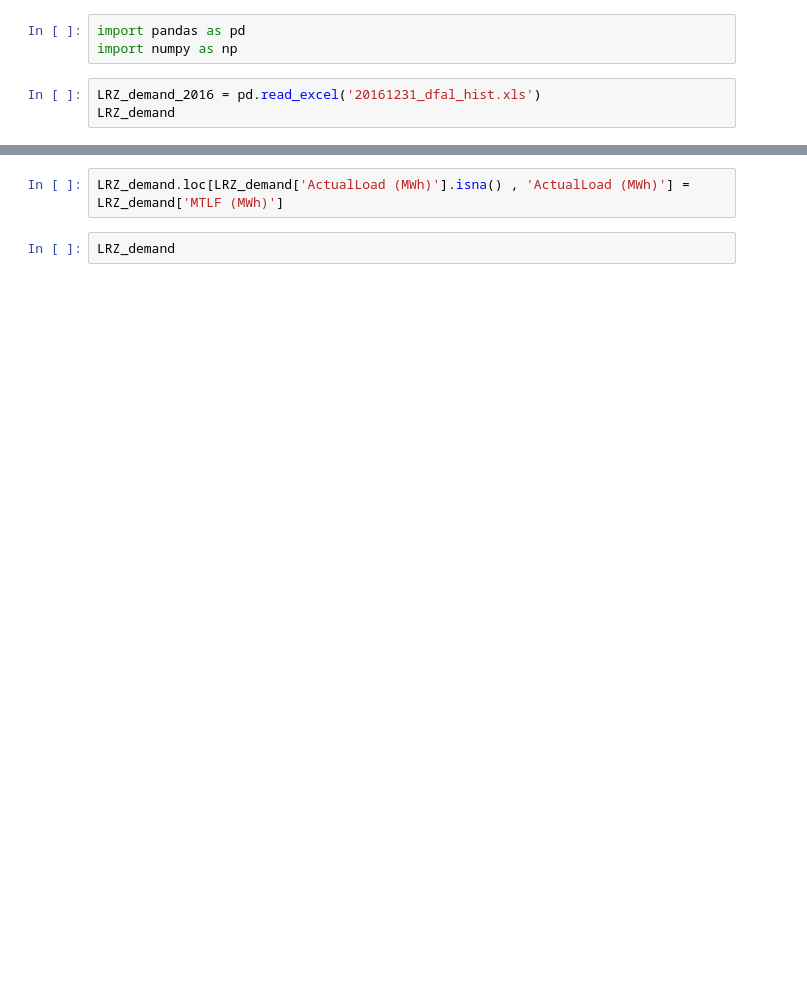
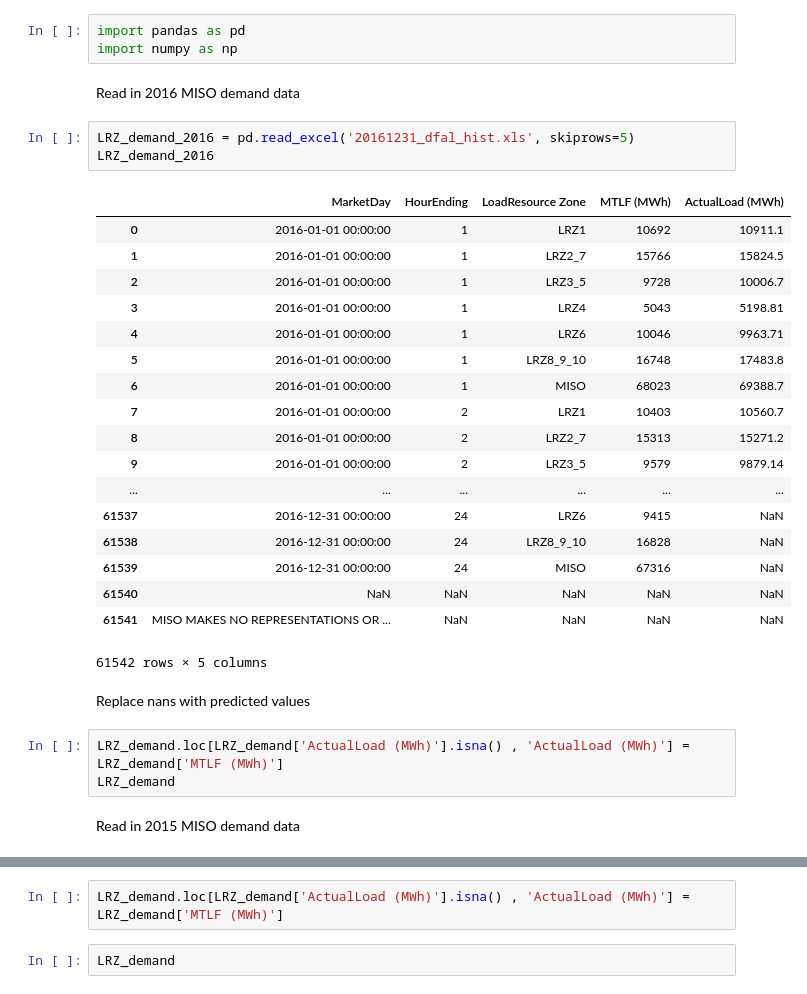
Before and after one commit to Breakthrough-Energy/PreREISE, a Jupyter notebook: prereise/gather/demanddata/eia/demo/demo_Eastern_v6/MISO/MISO_subarea_demand.ipynb, the cells around one changed output, grey strips where cells are left out. Drawn from its saved outputs; the diff is of its cells as text; blank space fills up the shorter version.

```diff
--- a/prereise/gather/demanddata/eia/demo/demo_Eastern_v6/MISO/MISO_subarea_demand.ipynb
+++ b/prereise/gather/demanddata/eia/demo/demo_Eastern_v6/MISO/MISO_subarea_demand.ipynb
@@ -1,6 +1,34 @@
 # %%
 import pandas as pd
 import numpy as np
+# %% [markdown]
+Read in 2016 MISO demand data
 # %%
-LRZ_demand_2016 = pd.read_excel('20161231_dfal_hist.xls')
-LRZ_demand
+LRZ_demand_2016 = pd.read_excel('20161231_dfal_hist.xls', skiprows=5)
+LRZ_demand_2016
+# %% [output]
+|  | MarketDay | HourEnding | LoadResource Zone | MTLF (MWh) | ActualLoad (MWh) |
+| 0 | 2016-01-01 00:00:00 | 1 | LRZ1 | 10692 | 10911.1 |
+| 1 | 2016-01-01 00:00:00 | 1 | LRZ2_7 | 15766 | 15824.5 |
+| 2 | 2016-01-01 00:00:00 | 1 | LRZ3_5 | 9728 | 10006.7 |
+| 3 | 2016-01-01 00:00:00 | 1 | LRZ4 | 5043 | 5198.81 |
+| 4 | 2016-01-01 00:00:00 | 1 | LRZ6 | 10046 | 9963.71 |
+| 5 | 2016-01-01 00:00:00 | 1 | LRZ8_9_10 | 16748 | 17483.8 |
+| 6 | 2016-01-01 00:00:00 | 1 | MISO | 68023 | 69388.7 |
+| 7 | 2016-01-01 00:00:00 | 2 | LRZ1 | 10403 | 10560.7 |
+| 8 | 2016-01-01 00:00:00 | 2 | LRZ2_7 | 15313 | 15271.2 |
+| 9 | 2016-01-01 00:00:00 | 2 | LRZ3_5 | 9579 | 9879.14 |
+| ... | ... | ... | ... | ... | ... |
+| 61537 | 2016-12-31 00:00:00 | 24 | LRZ6 | 9415 | NaN |
+| 61538 | 2016-12-31 00:00:00 | 24 | LRZ8_9_10 | 16828 | NaN |
+| 61539 | 2016-12-31 00:00:00 | 24 | MISO | 67316 | NaN |
+| 61540 | NaN | NaN | NaN | NaN | NaN |
+| 61541 | MISO MAKES NO REPRESENTATIONS OR ... | NaN | NaN | NaN | NaN |
+61542 rows × 5 columns
+# %% [markdown]
+Replace nans with predicted values
+# %%
+LRZ_demand.loc[LRZ_demand['ActualLoad (MWh)'].isna() , 'ActualLoad (MWh)'] = LRZ_demand['MTLF (MWh)']
+LRZ_demand
+# %% [markdown]
+Read in 2015 MISO demand data
```
Also changed, not shown: parts of 30 cells of this notebook, 2 other files.
